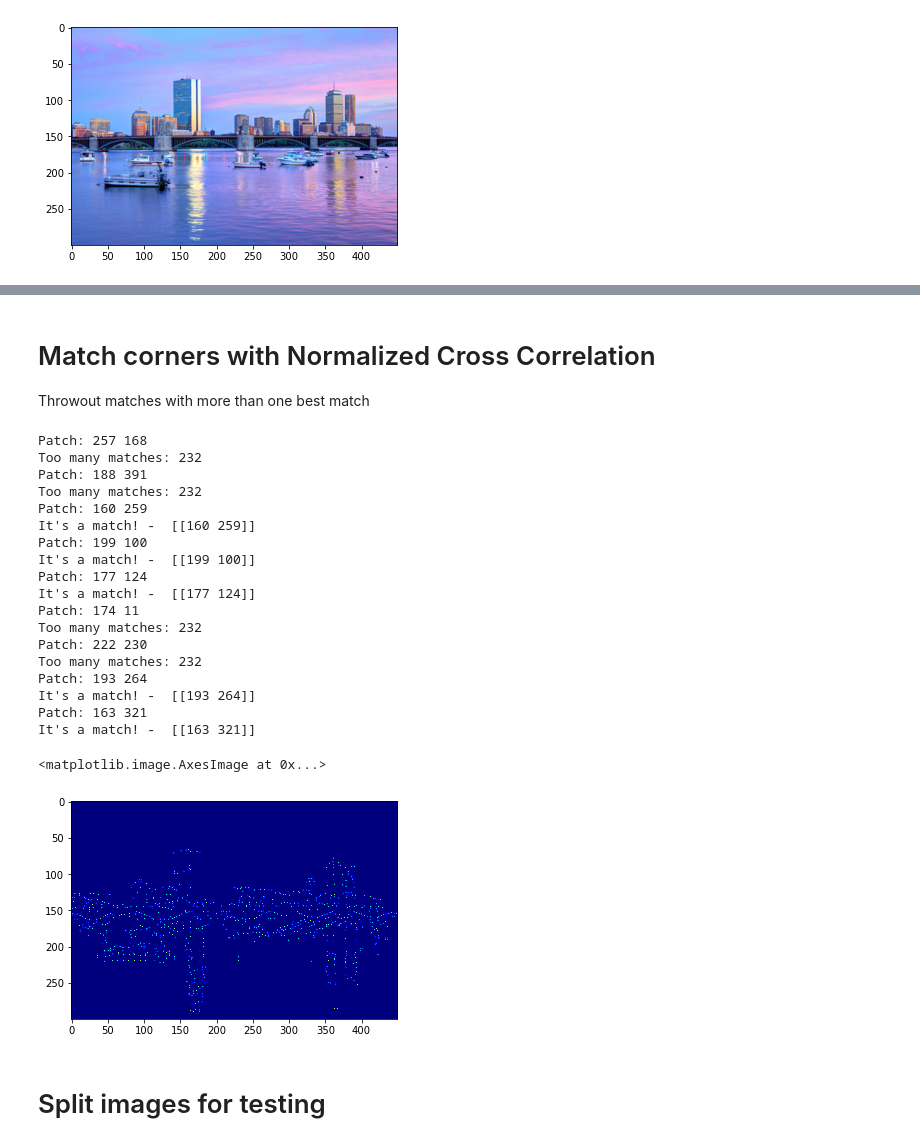
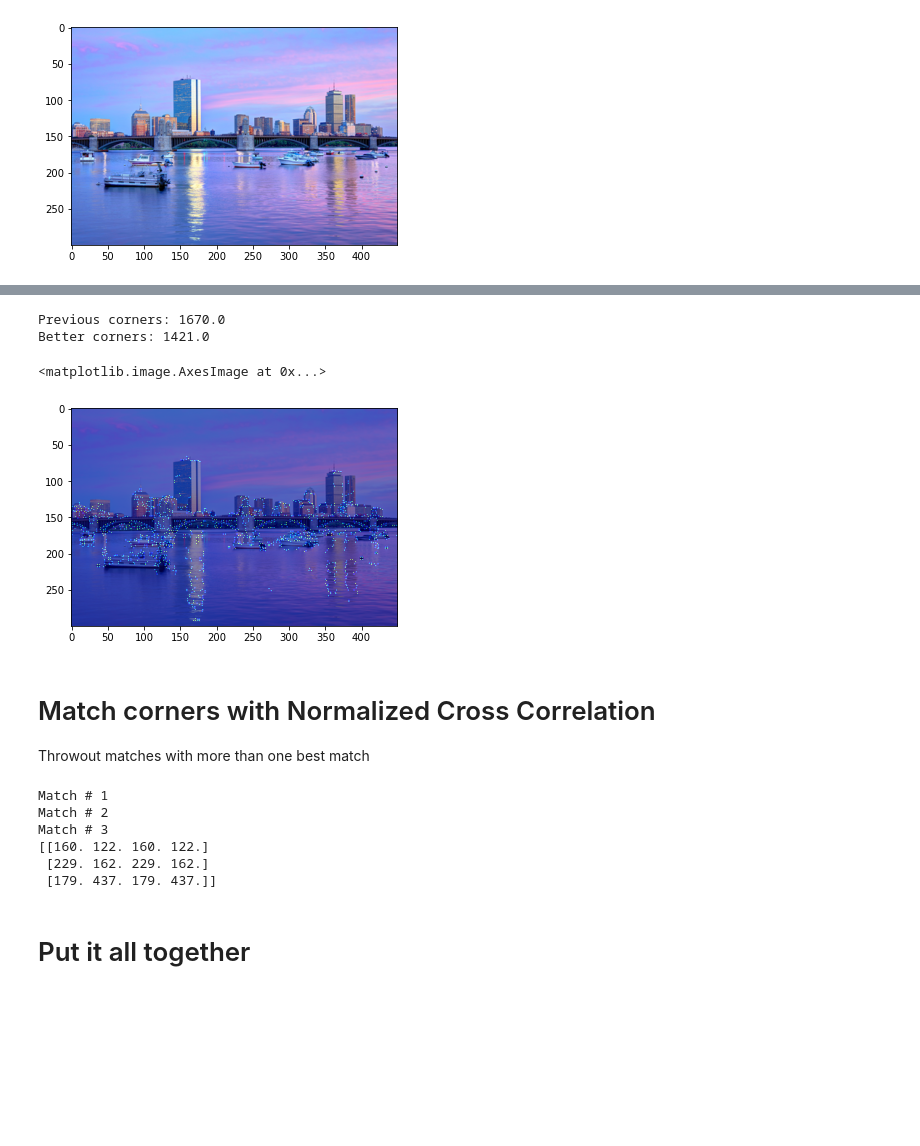
Before and after one commit to Tsmorz/computer-vision, a Jupyter notebook: Project 2/FeatureTracking.ipynb, the cells around one changed output, grey strips where cells are left out. Cells and saved outputs as stored; diff of their text form; code cells hidden in the pictures; blank space fills up the shorter version.

```diff
--- a/Project 2/FeatureTracking.ipynb
+++ b/Project 2/FeatureTracking.ipynb
@@ -249,49 +257,30 @@ print(np.sum(neighbors*good_corners))
+# %%
+width = 7
+num_corners = 2
+better_corners = neighboringCorner(corners,width,num_corners)
+
+plt.imshow(image)
+plt.imshow(better_corners>0, cmap = "jet", alpha = 0.5)
+# %% [output]
+Previous corners: 1670.0
+Better corners: 1421.0
+<matplotlib.image.AxesImage at 0x...>
+[figure, added]
 # %% [markdown]
 # Match corners with Normalized Cross Correlation
 Throwout matches with more than one best match
-# %%
-i = 0
-
-while i<5:
-    # Get a random patch
-    patch = getRandPatch(corners,width)
-
-    # Try to match the corner patch
-    fit = norm_cross_corr(corners,patch)
-
-    best = np.where(fit==np.amax(fit))
-    best = np.array(best).T
-    matches = best.shape[0]
-
-    if matches == 1:
-        print("It's a match! - ",best)
-        i+=1
-    else:
-        print('Too many matches:',best.shape[0])
-        # retry
-
-fit[fit <= 0.5] = 0
-plt.imshow(fit,cmap ='jet')
-# %% [output]
-Patch: 257 168
-Too many matches: 232
-Patch: 188 391
-Too many matches: 232
-Patch: 160 259
-It's a match! -  [[160 259]]
-Patch: 199 100
-It's a match! -  [[199 100]]
-Patch: 177 124
-It's a match! -  [[177 124]]
-Patch: 174 11
-Too many matches: 232
-Patch: 222 230
-Too many matches: 232
-Patch: 193 264
-It's a match! -  [[193 264]]
-Patch: 163 321
-It's a match! -  [[163 321]]
-<matplotlib.image.AxesImage at 0x...>
-[figure, removed]
-# %% [markdown]
-# Split images for testing
+# %%
+corners2 = np.copy(better_corners)
+num_matches = 3
+matches = findMatches(better_corners,corners2,width,num_matches)
+
+print(matches)
+# %% [output]
+Match # 1
+Match # 2
+Match # 3
+[[160. 122. 160. 122.]
+ [229. 162. 229. 162.]
+ [179. 437. 179. 437.]]
+# %% [markdown]
+# Put it all together
```
Also changed, not shown: parts of 19 cells of this notebook.
